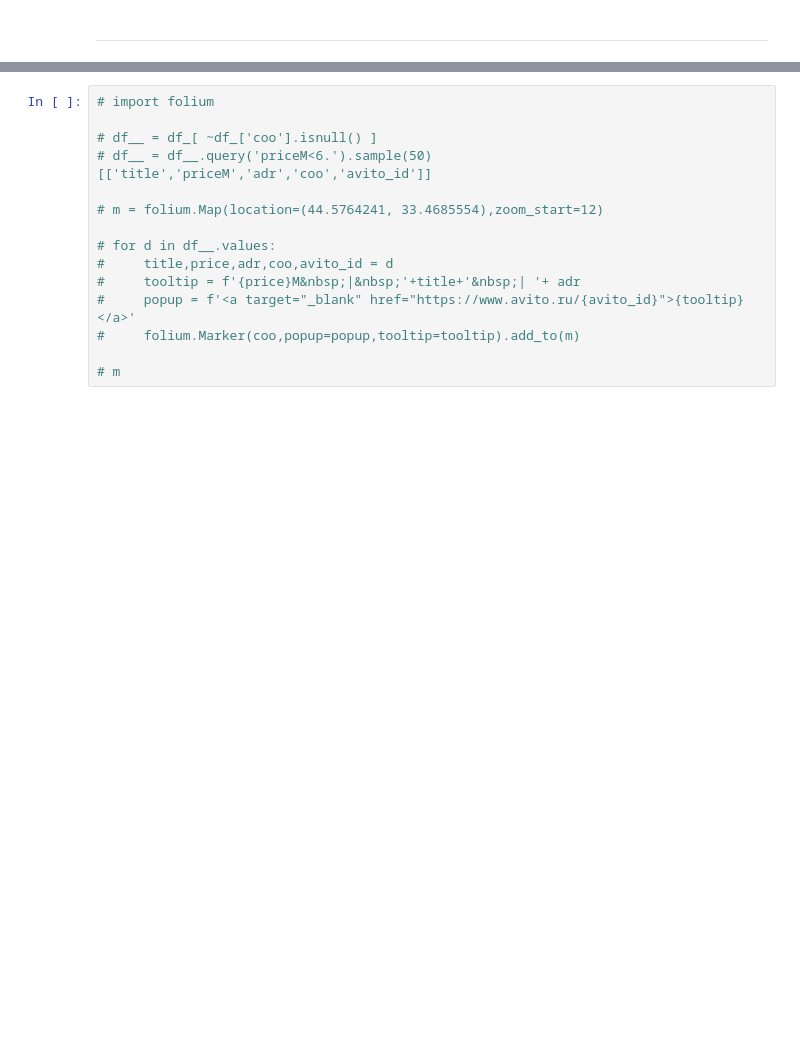
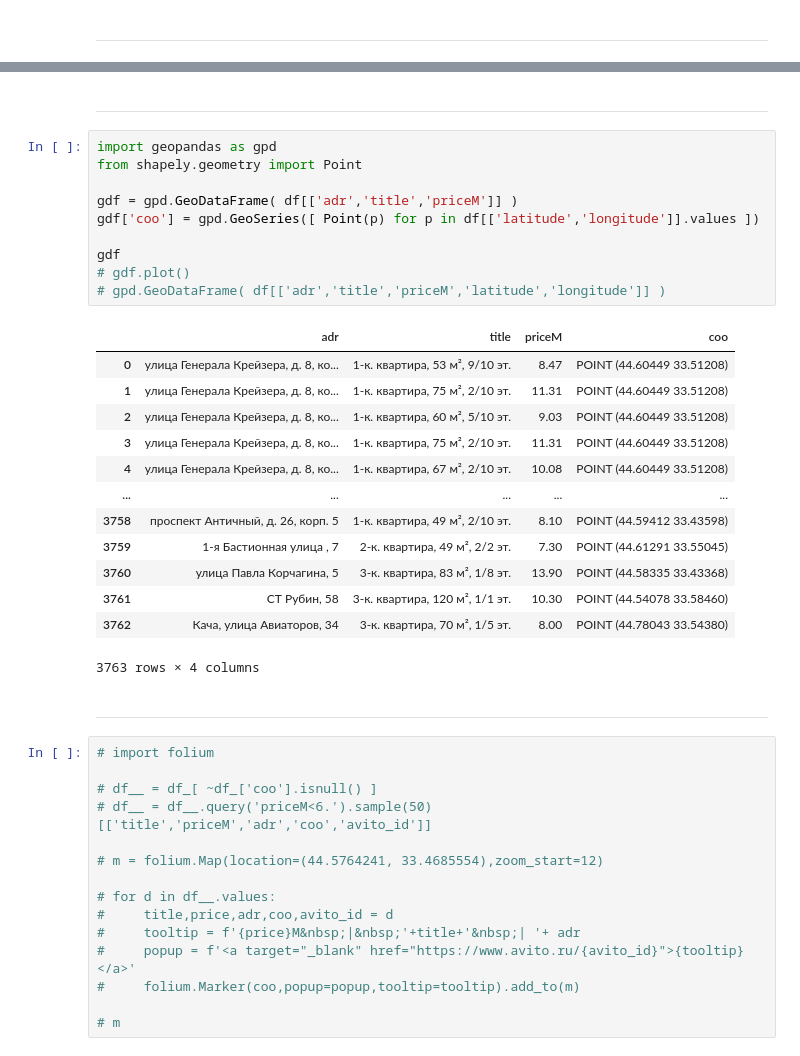
Before and after one commit to smechanoid/avito-parser, a Jupyter notebook: 03-analysis.ipynb, the cells around one changed output, grey strips where cells are left out. Drawn from its saved outputs; the diff is of its cells as text; blank space fills up the shorter version.

```diff
--- a/03-analysis.ipynb
+++ b/03-analysis.ipynb
@@ -85,3 +85,31 @@ m
+# %% [markdown]
+---
+# %%
+import geopandas as gpd
+from shapely.geometry import Point
+
+gdf = gpd.GeoDataFrame( df[['adr','title','priceM']] )
+gdf['coo'] = gpd.GeoSeries([ Point(p) for p in df[['latitude','longitude']].values ])
+
+gdf
+# gdf.plot()
+# gpd.GeoDataFrame( df[['adr','title','priceM','latitude','longitude']] )
+# %% [output]
+|  | adr | title | priceM | coo |
+| 0 | улица Генерала Крейзера, д. 8, ко... | 1-к. квартира, 53 м², 9/10 эт. | 8.47 | POINT (44.60449 33.51208) |
+| 1 | улица Генерала Крейзера, д. 8, ко... | 1-к. квартира, 75 м², 2/10 эт. | 11.31 | POINT (44.60449 33.51208) |
+| 2 | улица Генерала Крейзера, д. 8, ко... | 1-к. квартира, 60 м², 5/10 эт. | 9.03 | POINT (44.60449 33.51208) |
+| 3 | улица Генерала Крейзера, д. 8, ко... | 1-к. квартира, 75 м², 2/10 эт. | 11.31 | POINT (44.60449 33.51208) |
+| 4 | улица Генерала Крейзера, д. 8, ко... | 1-к. квартира, 67 м², 2/10 эт. | 10.08 | POINT (44.60449 33.51208) |
+| ... | ... | ... | ... | ... |
+| 3758 | проспект Античный, д. 26, корп. 5 | 1-к. квартира, 49 м², 2/10 эт. | 8.10 | POINT (44.59412 33.43598) |
+| 3759 | 1-я Бастионная улица , 7 | 2-к. квартира, 49 м², 2/2 эт. | 7.30 | POINT (44.61291 33.55045) |
+| 3760 | улица Павла Корчагина, 5 | 3-к. квартира, 83 м², 1/8 эт. | 13.90 | POINT (44.58335 33.43368) |
+| 3761 | СТ Рубин, 58 | 3-к. квартира, 120 м², 1/1 эт. | 10.30 | POINT (44.54078 33.58460) |
+| 3762 | Кача, улица Авиаторов, 34 | 3-к. квартира, 70 м², 1/5 эт. | 8.00 | POINT (44.78043 33.54380) |
+3763 rows × 4 columns
+# %% [markdown]
+---
 # %%
 # import folium
 
```
Also changed, not shown: parts of 8 cells of this notebook.
